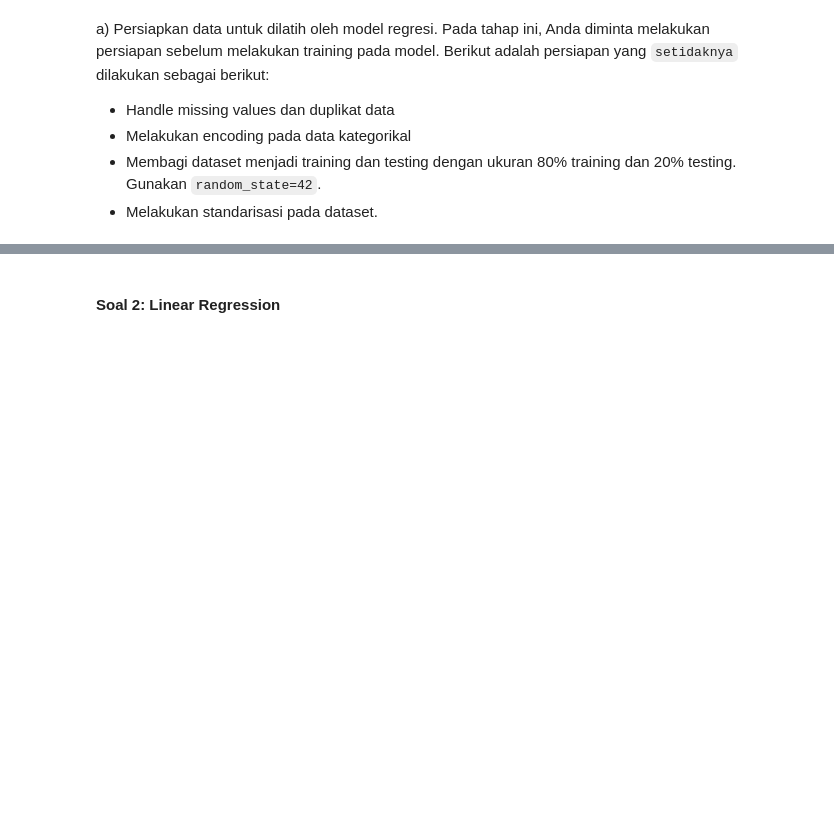
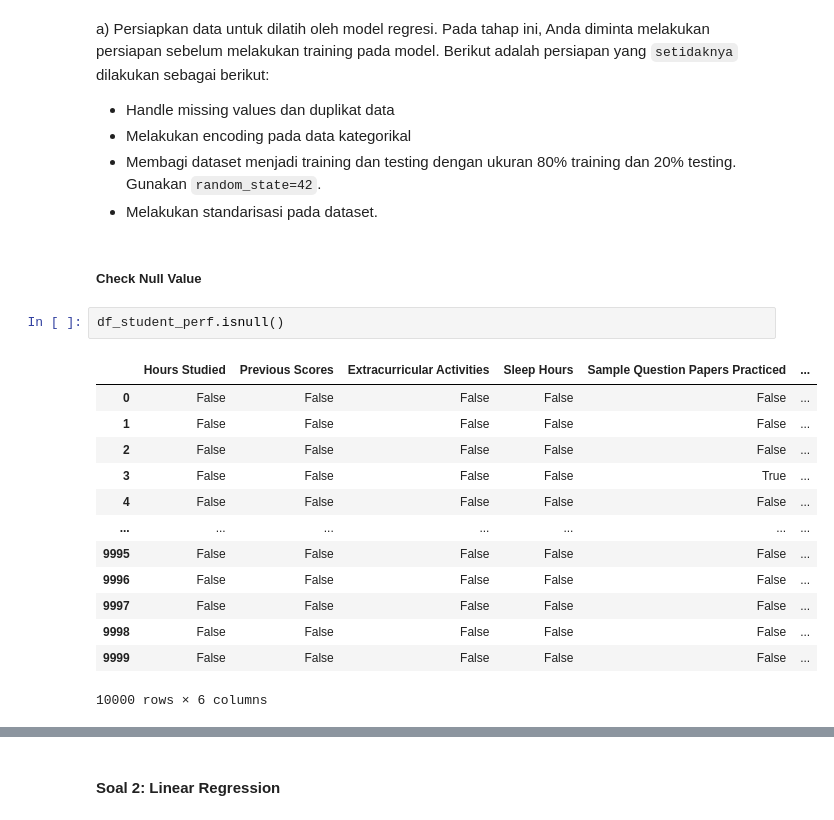
Before and after one commit to mhmdhaekal/lab-6-kasdad, a Jupyter notebook: C_Lab6_2206817490_MuhammadHaekalKalipaksi.ipynb, the cells around one changed output, grey strips where cells are left out. Drawn from its saved outputs; the diff is of its cells as text; blank space fills up the shorter version.

```diff
--- a/C_Lab6_2206817490_MuhammadHaekalKalipaksi.ipynb
+++ b/C_Lab6_2206817490_MuhammadHaekalKalipaksi.ipynb
@@ -350,3 +350,21 @@ Pada tahap ini, Anda diminta melakukan persiapan sebelum melakukan training pada
 - Melakukan encoding pada data kategorikal
 - Membagi dataset menjadi training dan testing dengan ukuran 80% training dan 20% testing. Gunakan `random_state=42`.
 - Melakukan standarisasi pada dataset.
+# %% [markdown]
+##### Check Null Value
+# %%
+df_student_perf.isnull()
+# %% [output]
+|  | Hours Studied | Previous Scores | Extracurricular Activities | Sleep Hours | Sample Question Papers Practiced | ... |
+| 0 | False | False | False | False | False | ... |
+| 1 | False | False | False | False | False | ... |
+| 2 | False | False | False | False | False | ... |
+| 3 | False | False | False | False | True | ... |
+| 4 | False | False | False | False | False | ... |
+| ... | ... | ... | ... | ... | ... | ... |
+| 9995 | False | False | False | False | False | ... |
+| 9996 | False | False | False | False | False | ... |
+| 9997 | False | False | False | False | False | ... |
+| 9998 | False | False | False | False | False | ... |
+| 9999 | False | False | False | False | False | ... |
+10000 rows × 6 columns
```
Also changed, not shown: parts of 15 cells of this notebook.
